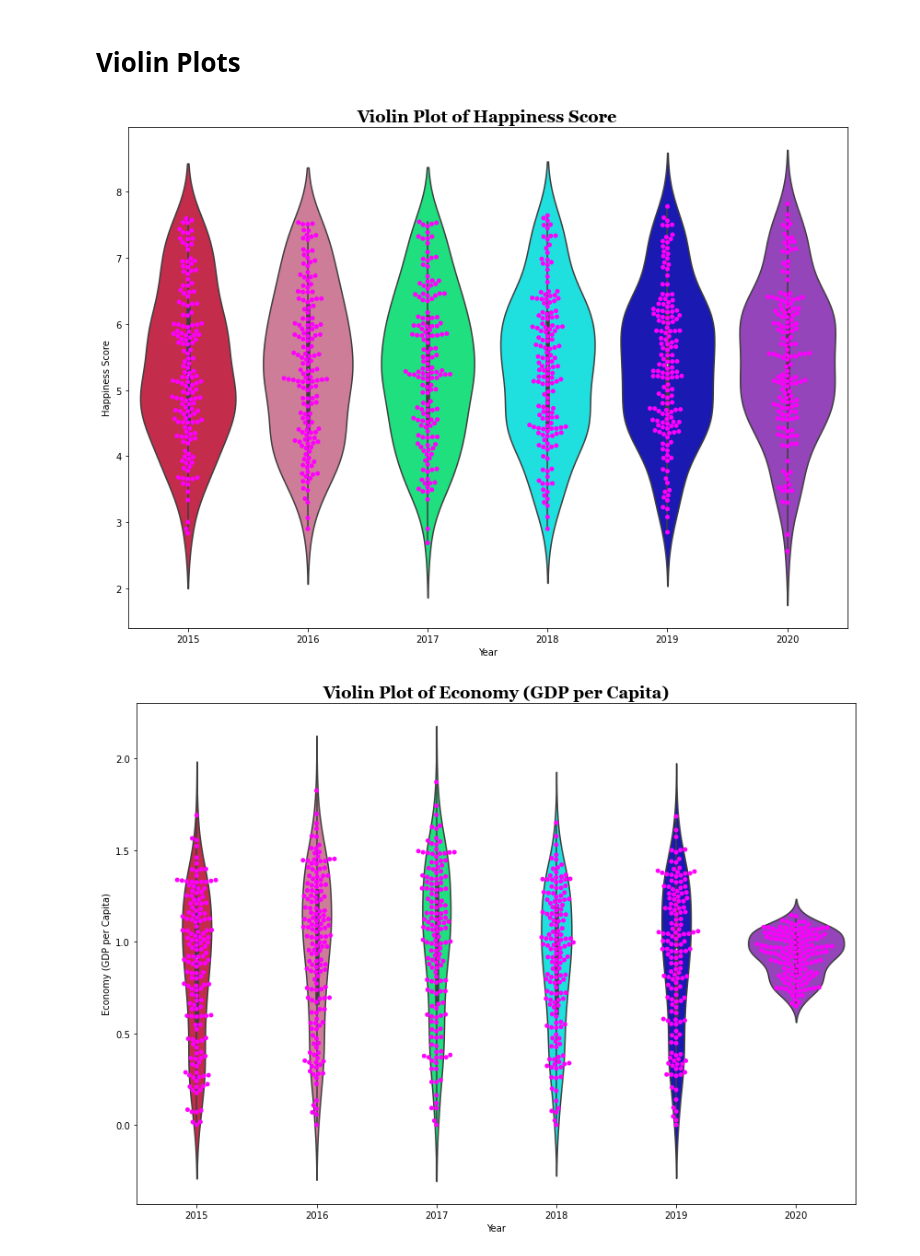
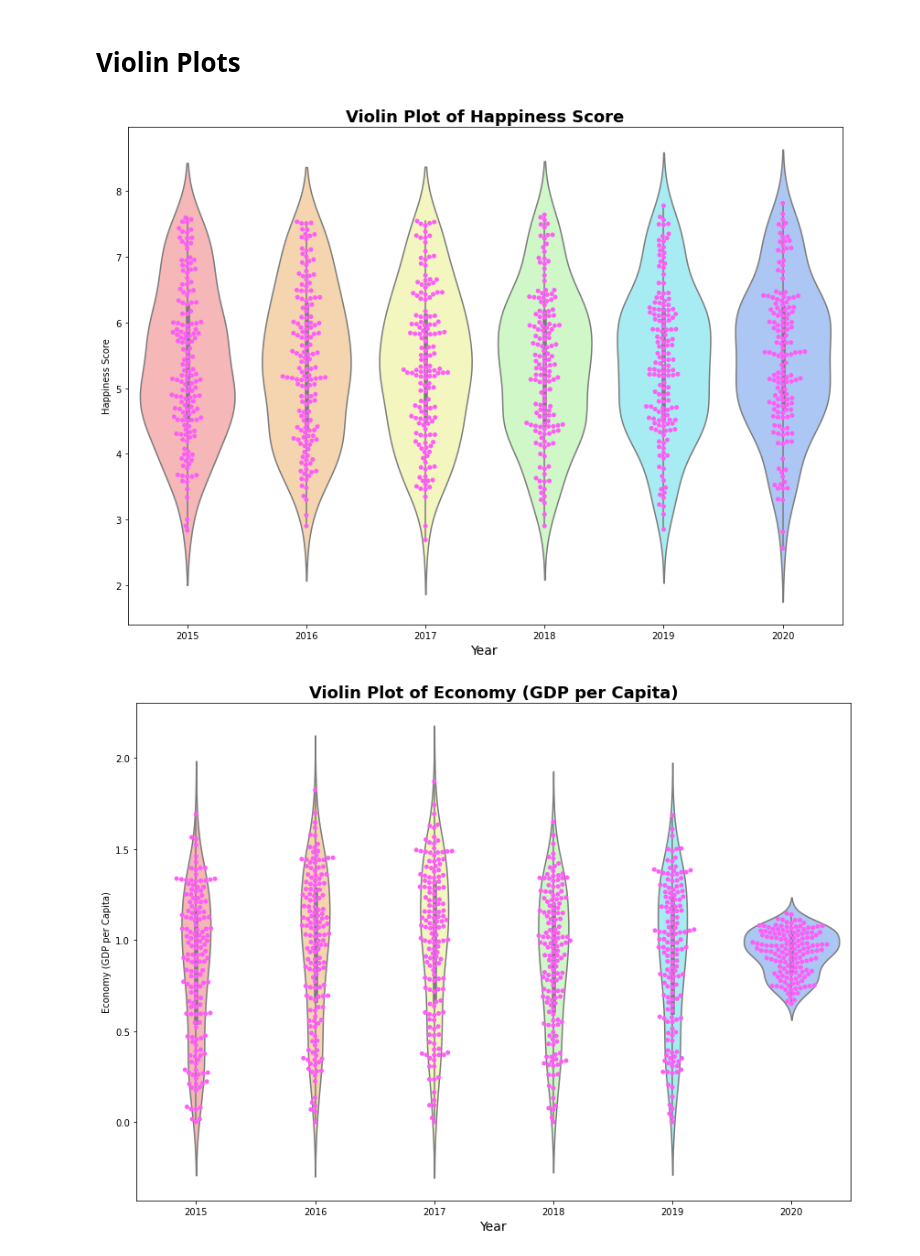
Before and after one commit to alexarnold630/Happiness_Index_Investigation, a Jupyter notebook: Happiness/Histograms,_Summary_Statistics,_Violin_Plots_Pretty Colors.ipynb, the cells around one changed output. Saved outputs shown, nothing was run; the diff lists cells and outputs as text; code cells hidden in the pictures.

Commit message:
colorscheme adds

```diff
--- a/Happiness/Histograms,_Summary_Statistics,_Violin_Plots_Pretty Colors.ipynb
+++ b/Happiness/Histograms,_Summary_Statistics,_Violin_Plots_Pretty Colors.ipynb
@@ -36,7 +37,7 @@ for col in df.columns:
         #make hist
         plt.figure(figsize=(10,6))
 
-        sns.distplot(df[col],kde = False, color = "fuchsia", bins=20)
+        sns.distplot(df[col], fit_kws={"color":"fuchsia"}, kde = False, fit=sts.gamma, color = "#FF5DF8", bins=20)
 
         plt.title(f"Histogram of {col} Over Time", fontsize=18, fontweight="bold", fontname = "Georgia")
         plt.xlabel(col, fontsize=14, fontname = "Georgia")
@@ -106,23 +104,0 @@ The Results of the Normality Test are: NormaltestResult(statistic=1326.649540399
-# %%
-# sns.set_theme(style="whitegrid")
-# ax = sns.barplot(x="Year", y="Happiness Score", hue = "spread", data=df.groupby("Year")("Happiness Score")
-
-# sns.distplot(df.groupby("Year")["Happiness Score"].max(), label="Max")
-# sns.distplot(df.groupby("Year")["Happiness Score"].min(), label="Min")
-
-# plt.show()
-
-#import seaborn as sns
-sns.set_theme(style="whitegrid")
-
-#penguins = sns.load_dataset("penguins")
-
-# Draw a nested barplot by species and sex
-g = sns.catplot(
-    data=df.groupby("Year")("Happiness Score"), kind="bar",
-    x="Year", y="Happiness Score", hue="???",
-    ci="sd", palette="dark", alpha=.6, height=6
-)
-g.despine(left=True)
-g.set_axis_labels("", "Year")
-g.legend.set_title("")
@@ -206,21 +198,20 @@ for col in df.columns:
 # %% [markdown]
 # Violin Plots
 # %%
-color = ["crimson", "palevioletred", "springgreen", "aqua", "mediumblue", "darkorchid" ]
+color = ["#FFADAD", "#FFD6A5", "#FDFFB6", "#CAFFBF", "#9BF6FF", "#A0C4FF" ]
 
 for col in df.columns:
     if(df[col].dtype == np.float64 or df[col].dtype == np.int64):
         #make violin plots
         plt.figure(figsize=(14,10))
 
-
         sns.violinplot(x="Year", y=col, data = df, showmeans="True", palette = color)
-        sns.swarmplot(x= "Year", y=col, data=df, color = "fuchsia", edgecolor = "gray")
-        plt.title(f"Violin Plot of {col}", fontsize=18, fontweight="bold", fontname = "Georgia")
-        plt.xlabel('Year')
+        sns.swarmplot(x= "Year", y=col, data=df, color = "#FF5DF8", edgecolor = "gray")
+        plt.title(f"Violin Plot of {col}", fontsize=18, fontweight="bold", fontname = "Oswald")
+        plt.xlabel('Year', fontsize=14, fontname = "Oswald")
         plt.ylabel(col)
 
         plt.show()
 # %% [output]
-[figure, old version]
+[figure, new version]
-[figure, old version]
+[figure, new version]
```
Also changed, not shown: parts of 6 cells of this notebook.
